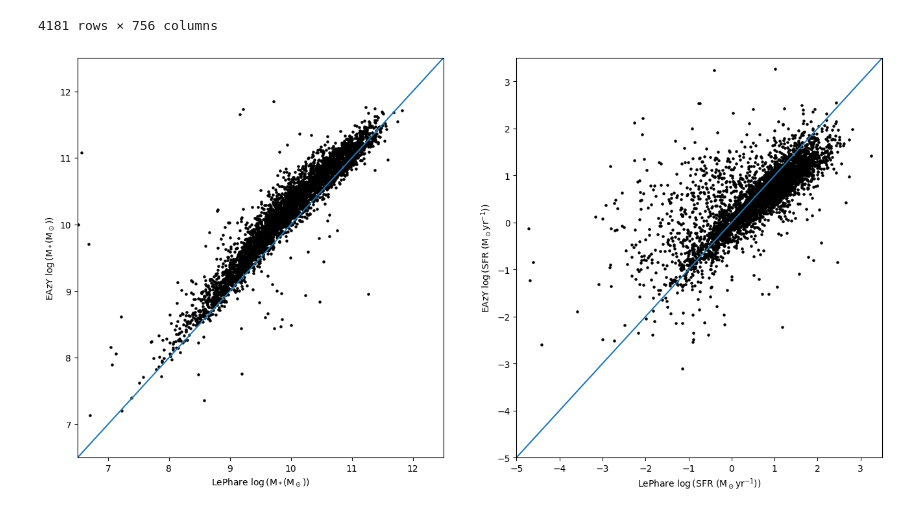
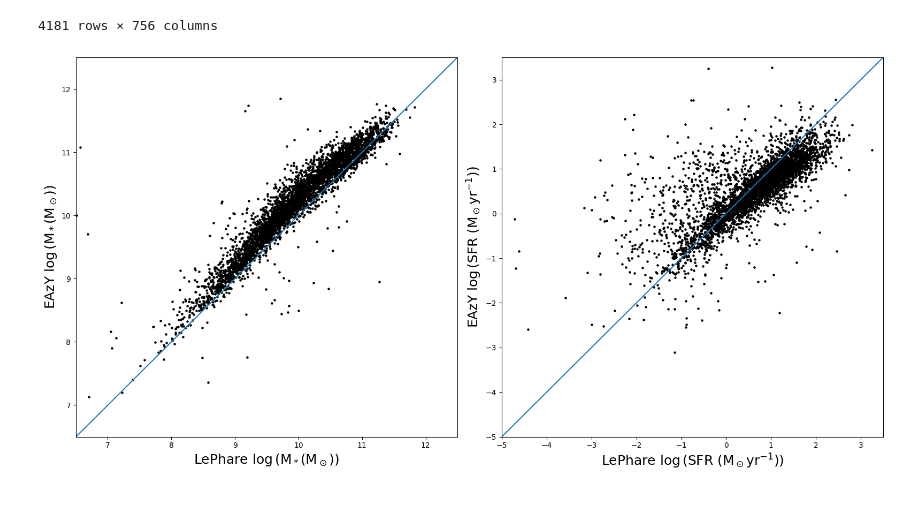
Before and after one commit to AstroORyan/mergers-in-cosmos, a Jupyter notebook: notebooks/back-to-basics/using-visual-sources/diagnostics-software.ipynb, the cells around one changed output. Cells and saved outputs as stored; diff of their text form; code cells hidden in the pictures.

```diff
--- a/notebooks/back-to-basics/using-visual-sources/diagnostics-software.ipynb
+++ b/notebooks/back-to-basics/using-visual-sources/diagnostics-software.ipynb
@@ -42,33 +42,35 @@ x2 = np.linspace(-5.5, 4.0, 10)
 # %%
 fig, ax = plt.subplots(ncols = 2, figsize = (16,8))
 df_red.plot.scatter(
     x = 'lp_mass_best',
     y = 'ez_mass',
     color = 'black',
     s=5,
     ax=ax[0]
 )
 ax[0].plot(x1,x1)
 ax[0].set_xlim(6.5, 12.5)
 ax[0].set_ylim(6.5, 12.5)
-ax[0].set_xlabel('LePhare $\log$(M$_*$(M$_\odot$))')
-ax[0].set_ylabel('EAzY $\log$(M$_*$(M$_\odot$))')
+ax[0].set_xlabel('LePhare $\log$(M$_*$(M$_\odot$))', fontsize = 18)
+ax[0].set_ylabel('EAzY $\log$(M$_*$(M$_\odot$))', fontsize = 18)
 
 df_red.plot.scatter(
     x = 'lp_SFR_best',
     y = 'ez_sfr',
     color = 'black',
     s=5,
     ax=ax[1]
 )
 ax[1].plot(x2,x2)
 ax[1].set_xlim(-5, 3.5)
 ax[1].set_ylim(-5, 3.5)
-ax[1].set_xlabel('LePhare $\log$(SFR (M$_\odot$yr$^{-1}$))')
-ax[1].set_ylabel('EAzY $\log$(SFR (M$_\odot$yr$^{-1}$))')
+ax[1].set_xlabel('LePhare $\log$(SFR (M$_\odot$yr$^{-1}$))', fontsize = 18)
+ax[1].set_ylabel('EAzY $\log$(SFR (M$_\odot$yr$^{-1}$))', fontsize = 18)
 
-fig.savefig(f'{fig_folder}/mass-sfr-scatter.pdf')
+fig.tight_layout()
+
+fig.savefig(f'{fig_folder}/mass-sfr-scatter.pdf', bbox_inches = 'tight')
 
 plt.show()
 # %% [output]
-[figure, old version]
+[figure, new version]
```
Also changed, not shown: 4 other files.
